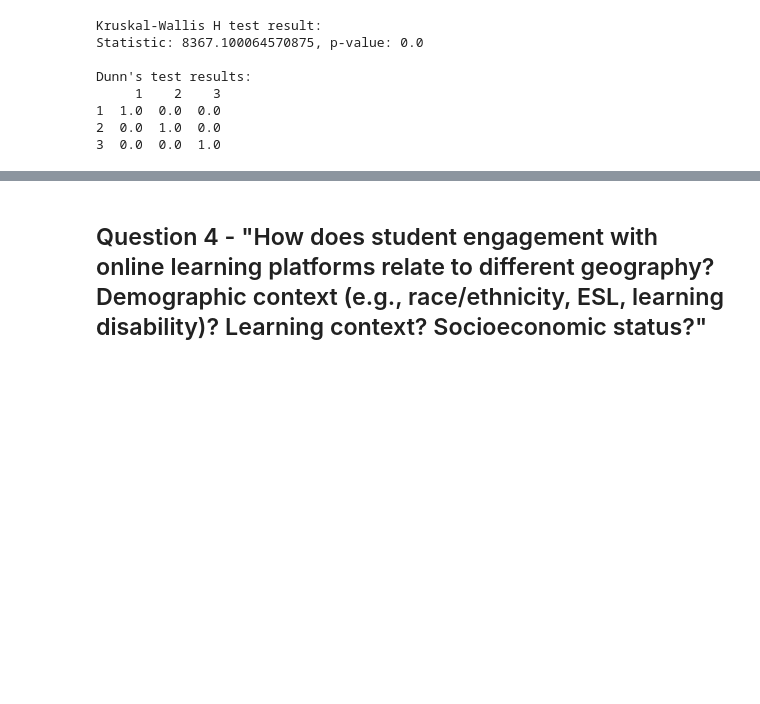
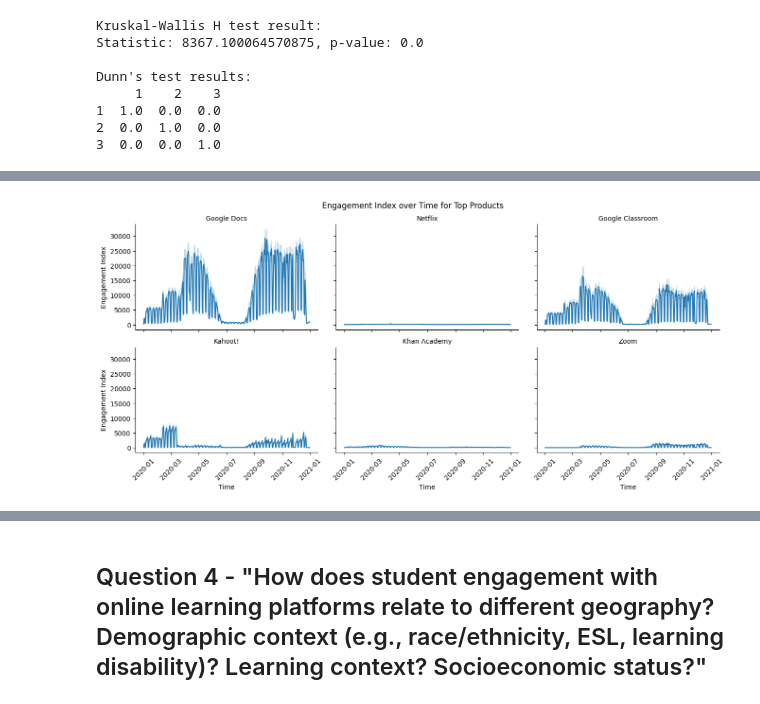
Before and after one commit to jahess150/AnalysisProjects, a Jupyter notebook: analyzing-covid-19-s-effect-on-student-engagement.ipynb, the cells around one changed output, grey strips where cells are left out. Cells and saved outputs as stored; diff of their text form; code cells hidden in the pictures; blank space fills up the shorter version.

```diff
--- a/analyzing-covid-19-s-effect-on-student-engagement.ipynb
+++ b/analyzing-covid-19-s-effect-on-student-engagement.ipynb
@@ -498,0 +535,25 @@ To answer the first question of this project, `engagement_index` depends strongl
+# %%
+# List the top products and filter our DataFrame
+products = ['Google Docs', 'Google Classroom', 'Netflix', 'Zoom', 'Khan Academy', 'Kahoot!']
+top_product_engagement = engagement_total[engagement_total['name'].isin(products)]
+
+# Create FacetGrid of line plots
+g = sns.FacetGrid(top_product_engagement, col="name", col_wrap=3, height=3, aspect=1.5)
+g.map_dataframe(sns.lineplot, x="time", y="engagement_index")
+
+# Add titles and adjust overlaps
+g.set_titles("{col_name}")
+g.fig.subplots_adjust(top=0.9)  # adjust the Figure in Seaborn
+g.fig.suptitle('Engagement Index over Time for Top Products')
+
+# Rotate the x-axis labels for better readability
+for ax in g.axes.flat:
+    for label in ax.get_xticklabels():
+        label.set_rotation(45)
+    ax.set_xlabel('Time')
+    ax.set_ylabel('Engagement Index')
+
+# Show the plot
+plt.show()
+# %% [output]
+[figure, added]
```
Also changed, not shown: parts of 9 cells of this notebook.
